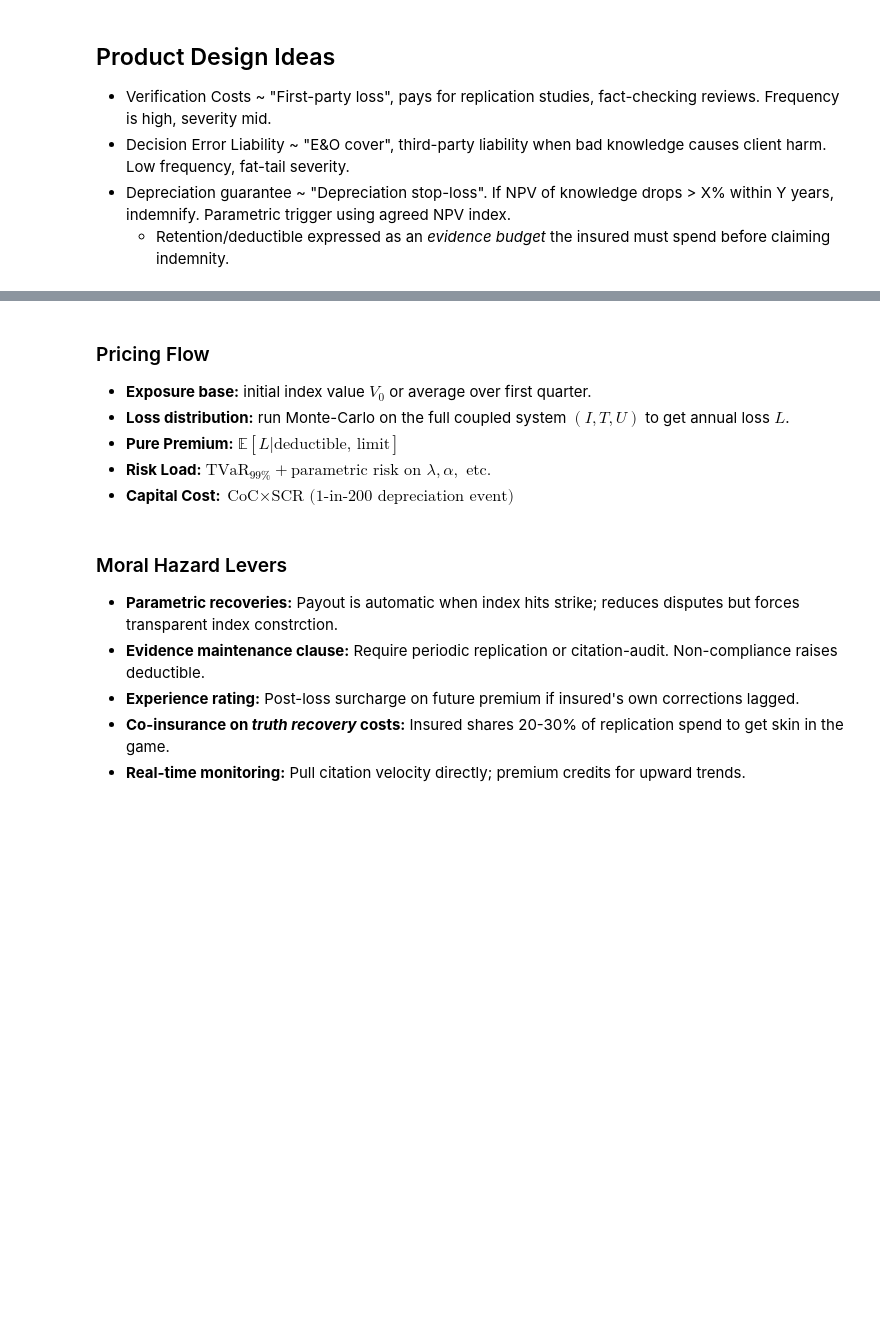
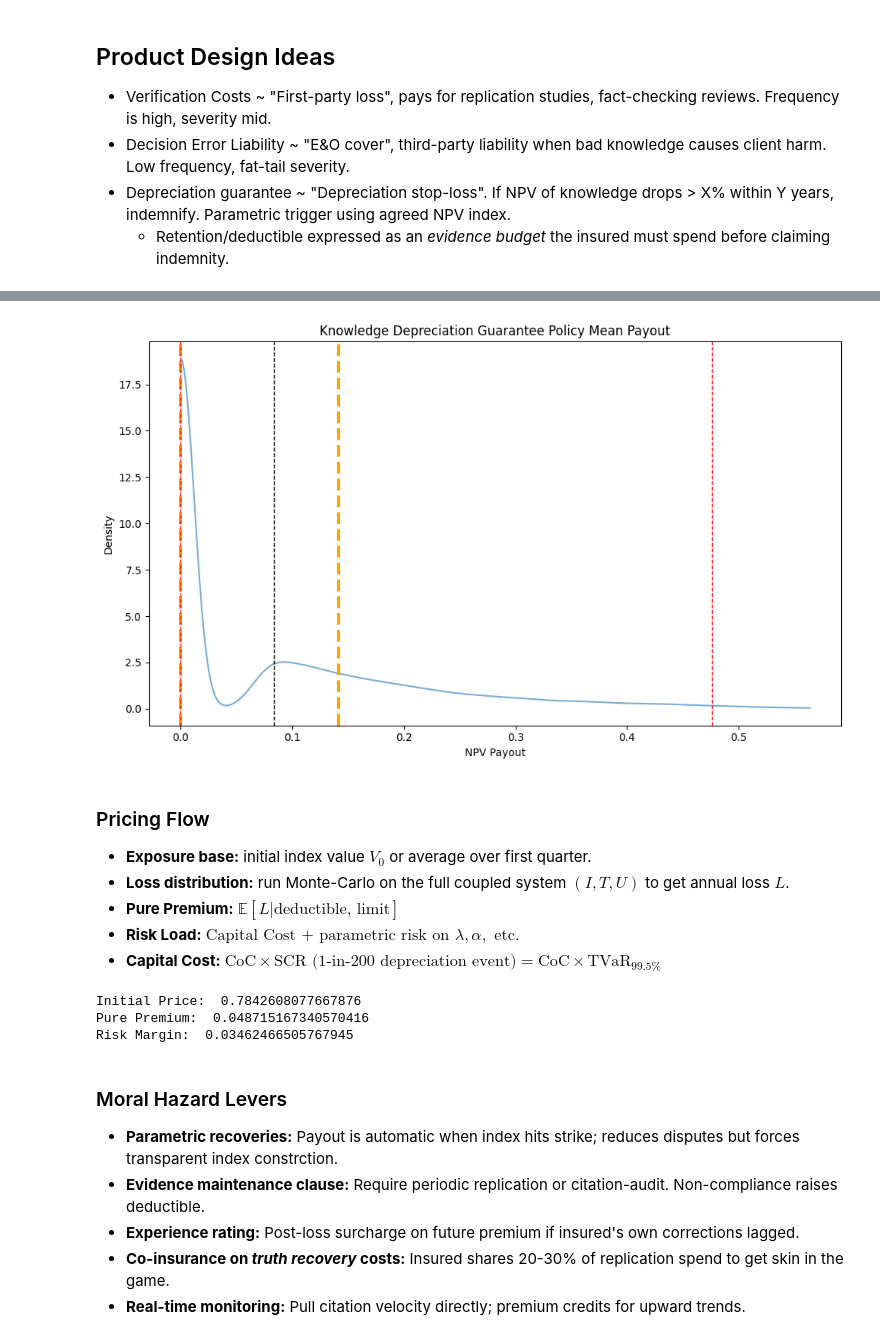
Before and after one commit to AlexFiliakov/knowledge-pricing, a Jupyter notebook: 1. Survival Model.ipynb, the cells around one changed output, grey strips where cells are left out. Drawn from its saved outputs; the diff is of its cells as text; code cells hidden in the pictures; blank space fills up the shorter version.

Commit message:
portfolio simulation

```diff
--- a/1. Survival Model.ipynb
+++ b/1. Survival Model.ipynb
@@ -477,10 +624,81 @@ def kdg_loss(
+# %%
+total_npv_payout_sims = kdg_results_dict['pv_paths']
+total_npv_payout_sims_kde = stats.gaussian_kde(total_npv_payout_sims)
+
+# Plot the Payout simulation means
+plt.figure(figsize=(10, 6))
+x = np.linspace(0, np.percentile(total_npv_payout_sims, 99.5) * 1.1, 1000)
+plt.plot(x, total_npv_payout_sims_kde(x), alpha=0.6)
+plt.axvline(total_npv_payout_sims.mean(), color='k', linestyle='dashed', linewidth=1)
+# 50% CI
+plt.axvline(np.percentile(total_npv_payout_sims, 25), color='orange', linestyle='dashed', linewidth=3)
+plt.axvline(np.percentile(total_npv_payout_sims, 75), color='orange', linestyle='dashed', linewidth=3)
+# 98% CI
+plt.axvline(np.percentile(total_npv_payout_sims, 1), color='r', linestyle='dashed', linewidth=1)
+plt.axvline(np.percentile(total_npv_payout_sims, 99), color='r', linestyle='dashed', linewidth=1)
+plt.title('Knowledge Depreciation Guarantee Policy Mean Payout')
+plt.xlabel('NPV Payout')
+plt.ylabel('Density')
+plt.tight_layout()
+plt.show()
+# %% [output]
+[figure, added]
 # %% [markdown]
 ### Pricing Flow
 - **Exposure base:** initial index value $V_0$ or average over first quarter.
 - **Loss distribution:** run Monte-Carlo on the full coupled system $(I, T, U)$ to get annual loss $L$.
 - **Pure Premium:** $\mathbb{E}[L|\text{deductible, limit}]$
-- **Risk Load:** $\text{TVaR}_{99\%}+\text{parametric risk on }\lambda, \alpha,\text{ etc.}$
-- **Capital Cost:** $\text{CoC}\times \text{SCR (1-in-200 depreciation event)}$
+- **Risk Load:** $\text{Capital Cost + parametric risk on }\lambda, \alpha,\text{ etc.}$
+- **Capital Cost:** $\text{CoC}\times\text{SCR (1-in-200 depreciation event)}=\text{CoC}\times\text{TVaR}_{99.5\%}$
+# %%
+utility_params = {
+    'U0' : 0.75,
+    'kappa' : 1.0,
+    'U_bar' : 1.0,
+    'sigma' : 0.15
+}
+starting_truth = 1.0
+truth_params = {
+    'erosion_shape' : 0.05,
+    'restoration_shape' : 0.075,
+    'shock_lambda' : 0.02,
+    'shock_sigma' : 0.5,
+    'shock_scale' : 0.1
+}
+replaceability = 1.0     # Cost to re-learn (1.0 is baseline, >1 is hard)
+trigger_duration = 3.0   # in years
+trigger_threshold = 0.30 # % drop over the duration
+policy_years = 5.0       # in years
+deductible = 0.20        # deductible as a % of initial value (0.0 to 1.0)
+limit = 1.0              # limit as a % of initial value (0.0 to 1.0)
+discount_rate = 0.045
+n_sims = 100_000
+
+kdg_results_dict = calculate_kdg_payout(utility_params,
+                                        starting_truth,
+                                        truth_params,
+                                        replaceability,
+                                        trigger_duration=trigger_duration,
+                                        trigger_threshold=trigger_threshold,
+                                        policy_years=policy_years,
+                                        deductible=deductible,
+                                        limit=limit,
+                                        discount_rate=discount_rate,
+                                        n_sims=n_sims)
+
+cost_of_capital = 0.07
+total_npv_payout_sims = kdg_results_dict['pv_paths']
+pure_premium = kdg_results_dict['pure_premium']
+VaR_99_5 = np.percentile(total_npv_payout_sims, 99.5)
+parameter_risk = 0 # TODO: estimate
+risk_margin = cost_of_capital * VaR_99_5
+print("Initial Price: ", kdg_results_dict['initial_index'])
+print("Pure Premium: ", pure_premium)
+print("Risk Margin: ", risk_margin)
+# %% [output]
+Initial Price:  0.7842608077667876
+Pure Premium:  0.048715167340570416
+Risk Margin:  0.03462466505767945
 # %% [markdown]
 ### Moral Hazard Levers
 - **Parametric recoveries:** Payout is automatic when index hits strike; reduces disputes but forces transparent index constrction.
```
Also changed, not shown: parts of 11 cells of this notebook, 1 other file.
